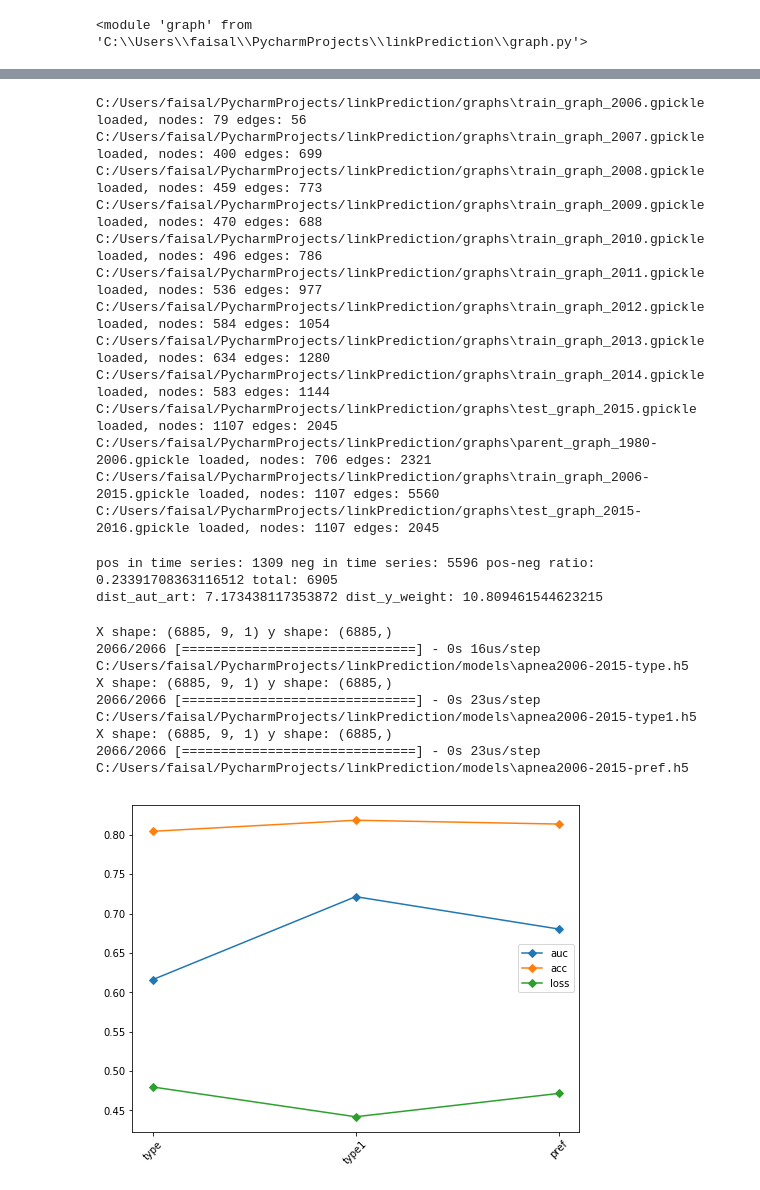
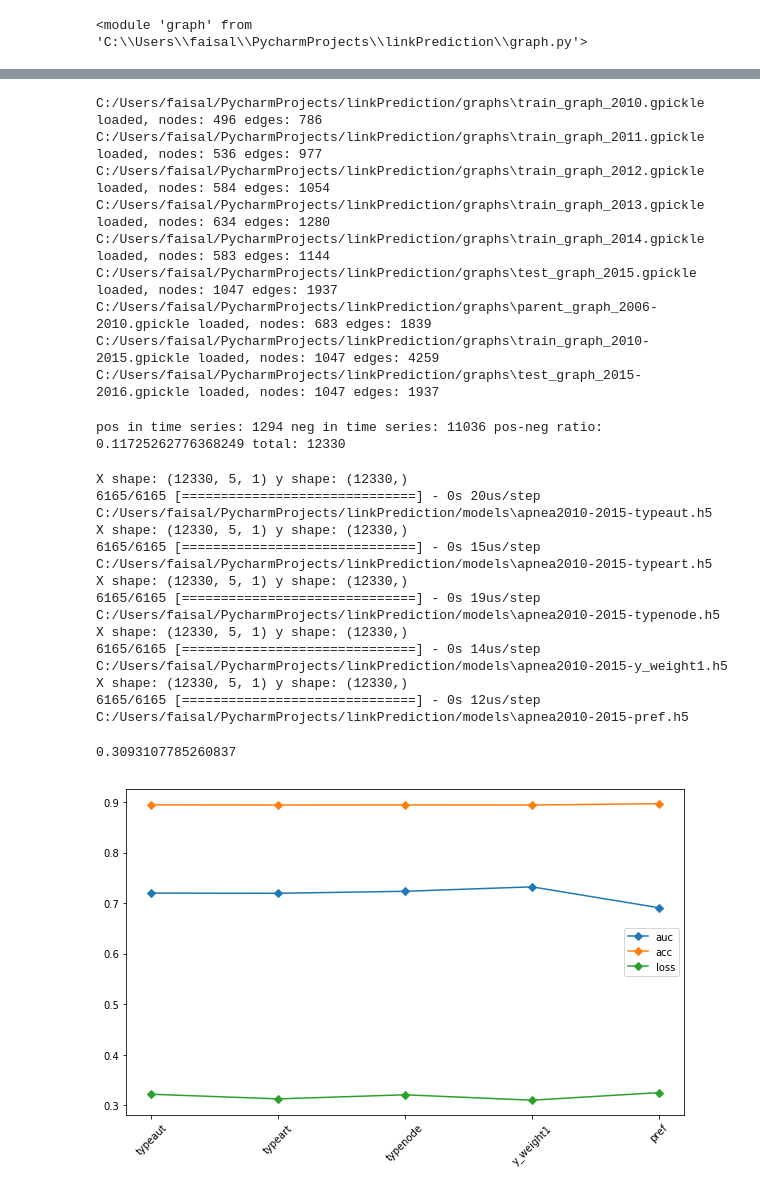
Before and after one commit to ffaisal93/linkPrediction, a Jupyter notebook: link_prediction.ipynb, the cells around one changed output, grey strips where cells are left out. Cells and saved outputs as stored; diff of their text form; code cells hidden in the pictures.

Commit message:
typeaut typenode y_weight1 added

```diff
--- a/link_prediction.ipynb
+++ b/link_prediction.ipynb
@@ -46,7 +46,7 @@ datapath='C:/Users/faisal/PycharmProjects/linkPrediction/dataframes'
 modelpath='C:/Users/faisal/PycharmProjects/linkPrediction/models'
 column_split=['keyword','author_name','affiliation_1','affiliation_2','country']
 #time=[parent_start_year, train_start_year, test_start_year, total_test_period_in_year, total_year_in_each_iteration]
-time=[1980,2006,2015,1,1,20]
+time=[2006,2010,2015,1,1,20]
 df, key_list = ut.load_dataset(filepath, column_split)
 # %%
 #dynamic train graphs and test graph build and save in disk
@@ -74,27 +66,23 @@ C:/Users/faisal/PycharmProjects/linkPrediction/graphs\test_graph_2004-2005.gpick
 # %%
 #load all graphs
-time=[1980,2006,2015,1,1,20]
+#time=[1980,2006,2015,1,1,10]
 g_train, g_test, g_parent, g_train_static, g_test_static = gr.graph_load(graphpath, time)
 # %% [output]
-C:/Users/faisal/PycharmProjects/linkPrediction/graphs\train_graph_2006.gpickle loaded, nodes: 79 edges: 56
-C:/Users/faisal/PycharmProjects/linkPrediction/graphs\train_graph_2007.gpickle loaded, nodes: 400 edges: 699
-C:/Users/faisal/PycharmProjects/linkPrediction/graphs\train_graph_2008.gpickle loaded, nodes: 459 edges: 773
-C:/Users/faisal/PycharmProjects/linkPrediction/graphs\train_graph_2009.gpickle loaded, nodes: 470 edges: 688
 C:/Users/faisal/PycharmProjects/linkPrediction/graphs\train_graph_2010.gpickle loaded, nodes: 496 edges: 786
 C:/Users/faisal/PycharmProjects/linkPrediction/graphs\train_graph_2011.gpickle loaded, nodes: 536 edges: 977
 C:/Users/faisal/PycharmProjects/linkPrediction/graphs\train_graph_2012.gpickle loaded, nodes: 584 edges: 1054
 C:/Users/faisal/PycharmProjects/linkPrediction/graphs\train_graph_2013.gpickle loaded, nodes: 634 edges: 1280
 C:/Users/faisal/PycharmProjects/linkPrediction/graphs\train_graph_2014.gpickle loaded, nodes: 583 edges: 1144
-C:/Users/faisal/PycharmProjects/linkPrediction/graphs\test_graph_2015.gpickle loaded, nodes: 1107 edges: 2045
-C:/Users/faisal/PycharmProjects/linkPrediction/graphs\parent_graph_1980-2006.gpickle loaded, nodes: 706 edges: 2321
-C:/Users/faisal/PycharmProjects/linkPrediction/graphs\train_graph_2006-2015.gpickle loaded, nodes: 1107 edges: 5560
-C:/Users/faisal/PycharmProjects/linkPrediction/graphs\test_graph_2015-2016.gpickle loaded, nodes: 1107 edges: 2045
+C:/Users/faisal/PycharmProjects/linkPrediction/graphs\test_graph_2015.gpickle loaded, nodes: 1047 edges: 1937
+C:/Users/faisal/PycharmProjects/linkPrediction/graphs\parent_graph_2006-2010.gpickle loaded, nodes: 683 edges: 1839
+C:/Users/faisal/PycharmProjects/linkPrediction/graphs\train_graph_2010-2015.gpickle loaded, nodes: 1047 edges: 4259
+C:/Users/faisal/PycharmProjects/linkPrediction/graphs\test_graph_2015-2016.gpickle loaded, nodes: 1047 edges: 1937
 # %%
 importlib.reload(fs)
 importlib.reload(cl)
 
-freq=5
-time=[1980,2006,2015,1,1,10]
+freq=10
+#time=[2001,2007,2015,1,1,10]
 train_data, train_data_static, parent_data, test_data_static, edge_list = cl.non_edge_feature_dataframe(g_train,
                                                                                                          g_test,
                                                                                                          g_parent,
@@ -104,9 +92,11 @@ train_data, train_data_static, parent_data, test_data_static, edge_list = cl.non
                                                                                                          freq)
 node_feature, train_data = fs.dynamic_graph_feature_set(df, key_list, train_data, g_parent, g_train, g_train_static, time)
 # %% [output]
-pos in time series: 1309 neg in time series: 5596 pos-neg ratio: 0.23391708363116512 total: 6905
-dist_aut_art: 7.173438117353872 dist_y_weight: 10.809461544623215
+pos in time series: 1294 neg in time series: 11036 pos-neg ratio: 0.11725262776368249 total: 12330
 # %%
+importlib.reload(fs)
+importlib.reload(cl)
+
 ts = time[1]
 te = time[2]
 
@@ -115,11 +105,11 @@ feature_names = row[2:len(row)]
 all_combinations = itertools.chain(*[itertools.combinations(feature_names, i + 1)
                                      for i, _ in enumerate(feature_names)])
 feature_list = list(all_combinations)
-selective_features =  set(['type1','type','pref'])
+selective_features =  set(['typeaut','typeart','pref','typenode','y_weight1'])
 domain_info =  domain[0]+str(ts)+"-"+str(te)+"-"
 models  = []
 results = []
-con = [20,64]
+con = [4,64]
 batch_size = con[1]
 for feature in feature_list:
     columns_drop = list(set(feature_names).difference(set(feature)))
@@ -129,7 +119,7 @@ for feature in feature_list:
         pruned_data = copy.deepcopy(train_data)
         pruned_data = fs.drop_feature_columns(pruned_data, columns_drop, time)
         X,y, data_len_dm = cl.reshape_feature_data_for_classification(pruned_data, edge_list, time)
-        X_train, X_test, y_train, y_test = train_test_split(X, y, test_size = 0.3, random_state = 0)
+        X_train, X_test, y_train, y_test = train_test_split(X, y, test_size = 0.5, random_state = 0)
         model = cl.classification_model(X_train, X_test, y_train, y_test, data_len_dm, con, model_name)
         results.append(cl.model_evaluate(model, X_test, y_test, batch_size, model_name))
         model_file_name = os.path.join(modelpath, model_name + ".h5")
@@ -137,49 +127,61 @@ for feature in feature_list:
         models.append(model_name)
         print(model_file_name)
 # %% [output]
-X shape: (6885, 9, 1) y shape: (6885,)
-2066/2066 [==============================] - 0s 16us/step
-C:/Users/faisal/PycharmProjects/linkPrediction/models\apnea2006-2015-type.h5
-X shape: (6885, 9, 1) y shape: (6885,)
-2066/2066 [==============================] - 0s 23us/step
-C:/Users/faisal/PycharmProjects/linkPrediction/models\apnea2006-2015-type1.h5
-X shape: (6885, 9, 1) y shape: (6885,)
-2066/2066 [==============================] - 0s 23us/step
-C:/Users/faisal/PycharmProjects/linkPrediction/models\apnea2006-2015-pref.h5
+X shape: (12330, 5, 1) y shape: (12330,)
+6165/6165 [==============================] - 0s 20us/step
+C:/Users/faisal/PycharmProjects/linkPrediction/models\apnea2010-2015-typeaut.h5
+X shape: (12330, 5, 1) y shape: (12330,)
+6165/6165 [==============================] - 0s 15us/step
+C:/Users/faisal/PycharmProjects/linkPrediction/models\apnea2010-2015-typeart.h5
+X shape: (12330, 5, 1) y shape: (12330,)
+6165/6165 [==============================] - 0s 19us/step
+C:/Users/faisal/PycharmProjects/linkPrediction/models\apnea2010-2015-typenode.h5
+X shape: (12330, 5, 1) y shape: (12330,)
+6165/6165 [==============================] - 0s 14us/step
+C:/Users/faisal/PycharmProjects/linkPrediction/models\apnea2010-2015-y_weight1.h5
+X shape: (12330, 5, 1) y shape: (12330,)
+6165/6165 [==============================] - 0s 12us/step
+C:/Users/faisal/PycharmProjects/linkPrediction/models\apnea2010-2015-pref.h5
+# %%
+y_pred = model.predict(X_test)
+precision, recall, thresholds = precision_recall_curve(y_test,y_pred)
+auc(recall, precision)
+# %% [output]
+0.3093107785260837
 # %%
 #result
 model_names = []
 loss = []
 acc = []
 auc = []
 ff = set(['false positive','true positive'])
 for row in results:
     for i,r in row.items():
         if i not in ff:
             #print(i,":",row[i])
             pass
     model_names.append(row['model name'].split('-')[2])
     loss.append(row['test score'])
     acc.append(row['test accuracy'])
     auc.append(row['auc'])
     #print()
 
 #plot result
 plt_for = [auc,acc,loss]
 plt_for_name = ['auc','acc','loss']
-plt.figure(figsize=(8,6))
+plt.figure(figsize=(10,6))
 for i,name in enumerate(plt_for):
     #plt.title(plt_for_name[i])
     plt.xticks(range(len(model_names)), model_names, rotation=45)
     plt.plot(name, '-D',label = plt_for_name[i])
 plt.legend(loc='best')
 no=1
-fig_name = domain_info+'total feature'+str(no)+'-'+'freq-'+str(freq)+'parent-'+str(time[4])
+fig_name = domain_info+'total feature'+str(no)+'-'+'freq-'+str(freq)+'parent-'+str(time[5])
 fig_file_name = os.path.join(datapath, fig_name + ".png")
 plt.savefig(fig_file_name)
 plt.show()
 # %% [output]
-[figure, old version]
+[figure, new version]
 # %%
 auc
 # %% [output]
```
Also changed, not shown: parts of 13 cells of this notebook, 2 other files.
